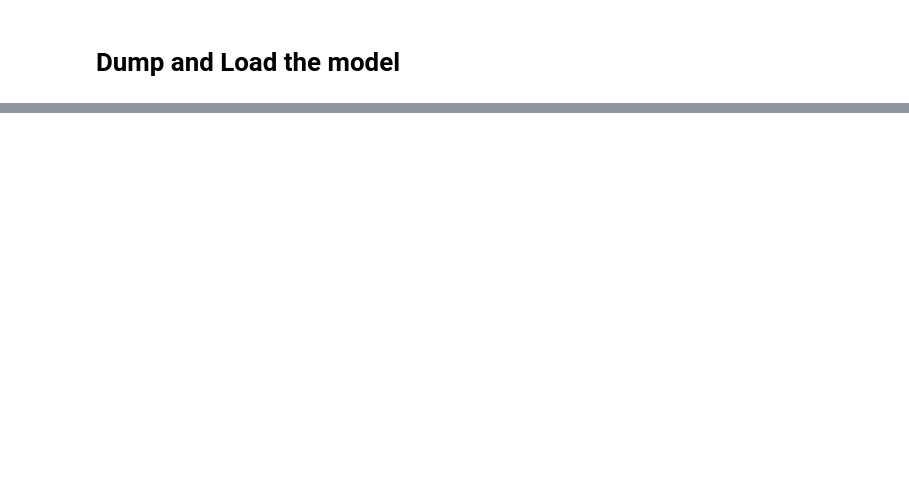
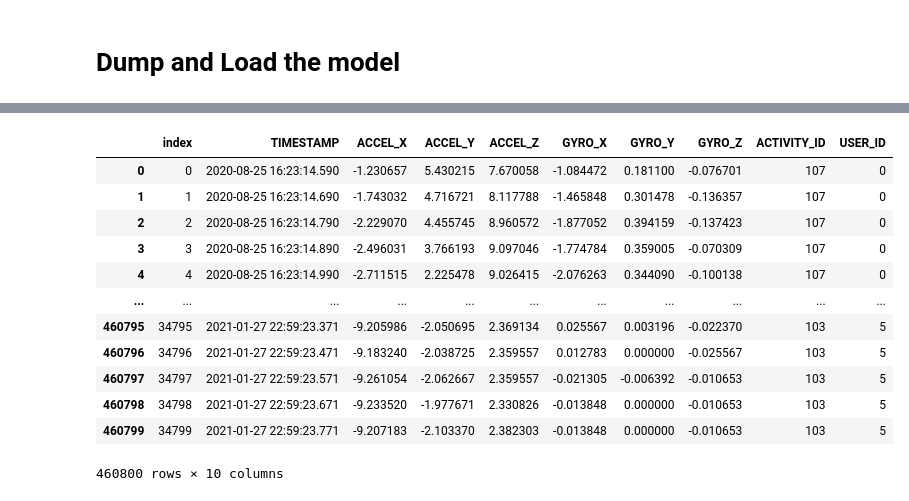
Before and after one commit to giorgosVardakas/Positional-Signal-Processing, a Jupyter notebook: Code with many persons data.ipynb, the cells around one changed output, grey strips where cells are left out. Drawn from its saved outputs; the diff is of its cells as text; code cells hidden in the pictures; blank space fills up the shorter version.

```diff
--- a/Code with many persons data.ipynb
+++ b/Code with many persons data.ipynb
@@ -314,0 +347,16 @@ array([101])
+# %%
+df_accel_gyro
+# %% [output]
+|  | index | TIMESTAMP | ACCEL_X | ACCEL_Y | ACCEL_Z | GYRO_X | GYRO_Y | GYRO_Z | ACTIVITY_ID | USER_ID |
+| 0 | 0 | 2020-08-25 16:23:14.590 | -1.230657 | 5.430215 | 7.670058 | -1.084472 | 0.181100 | -0.076701 | 107 | 0 |
+| 1 | 1 | 2020-08-25 16:23:14.690 | -1.743032 | 4.716721 | 8.117788 | -1.465848 | 0.301478 | -0.136357 | 107 | 0 |
+| 2 | 2 | 2020-08-25 16:23:14.790 | -2.229070 | 4.455745 | 8.960572 | -1.877052 | 0.394159 | -0.137423 | 107 | 0 |
+| 3 | 3 | 2020-08-25 16:23:14.890 | -2.496031 | 3.766193 | 9.097046 | -1.774784 | 0.359005 | -0.070309 | 107 | 0 |
+| 4 | 4 | 2020-08-25 16:23:14.990 | -2.711515 | 2.225478 | 9.026415 | -2.076263 | 0.344090 | -0.100138 | 107 | 0 |
+| ... | ... | ... | ... | ... | ... | ... | ... | ... | ... | ... |
+| 460795 | 34795 | 2021-01-27 22:59:23.371 | -9.205986 | -2.050695 | 2.369134 | 0.025567 | 0.003196 | -0.022370 | 103 | 5 |
+| 460796 | 34796 | 2021-01-27 22:59:23.471 | -9.183240 | -2.038725 | 2.359557 | 0.012783 | 0.000000 | -0.025567 | 103 | 5 |
+| 460797 | 34797 | 2021-01-27 22:59:23.571 | -9.261054 | -2.062667 | 2.359557 | -0.021305 | -0.006392 | -0.010653 | 103 | 5 |
+| 460798 | 34798 | 2021-01-27 22:59:23.671 | -9.233520 | -1.977671 | 2.330826 | -0.013848 | 0.000000 | -0.010653 | 103 | 5 |
+| 460799 | 34799 | 2021-01-27 22:59:23.771 | -9.207183 | -2.103370 | 2.382303 | -0.013848 | 0.000000 | -0.010653 | 103 | 5 |
+460800 rows × 10 columns
```
Also changed, not shown: parts of 7 cells of this notebook, 1 other file.
